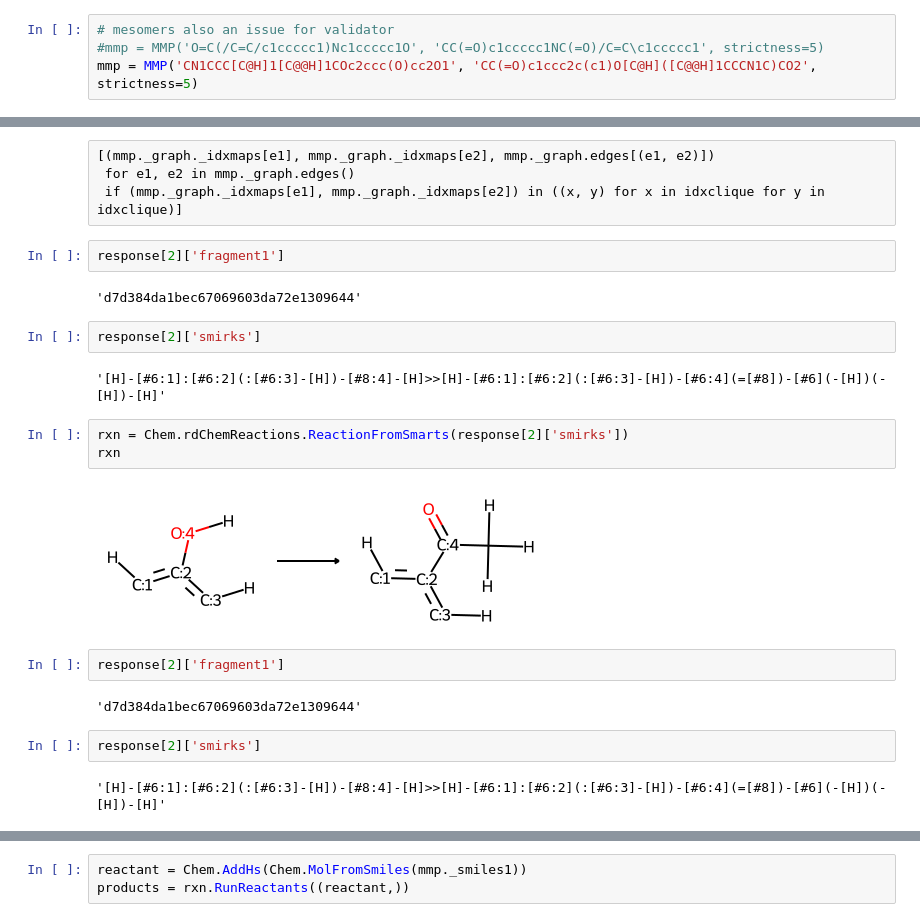
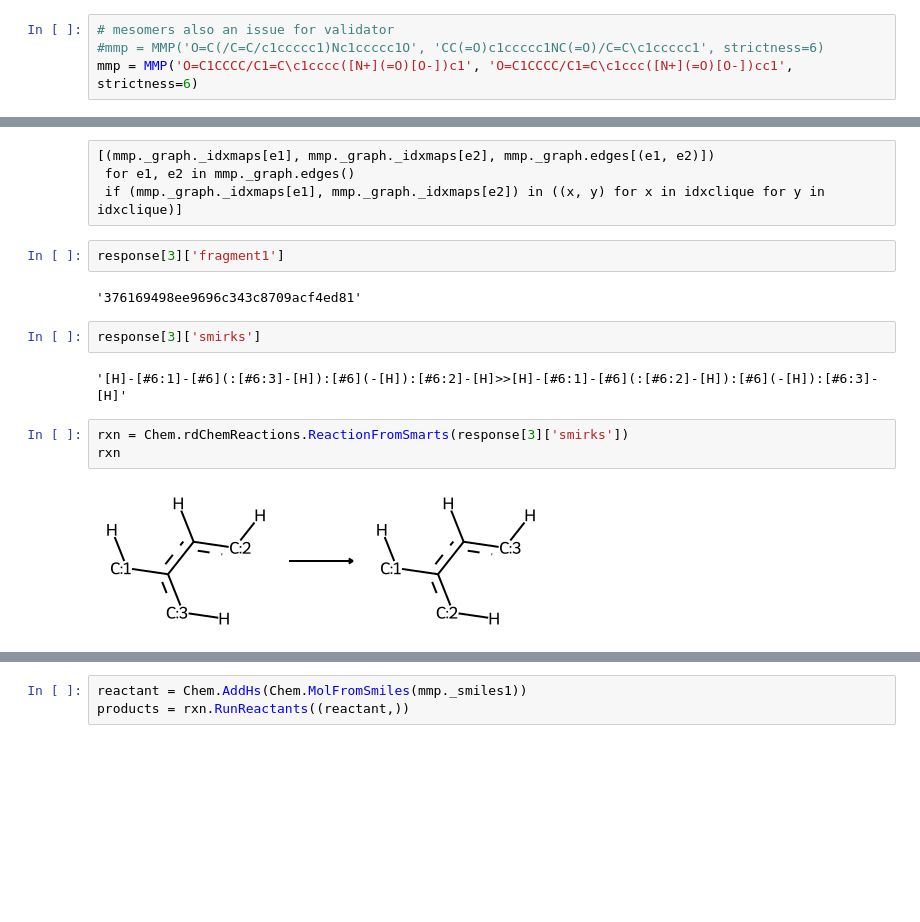
Before and after one commit to warner121/wizepair2, a Jupyter notebook: notebooks/dev-nx.ipynb, the cells around one changed output, grey strips where cells are left out. Cells and saved outputs as stored; diff of their text form; blank space fills up the shorter version.

```diff
--- a/notebooks/dev-nx.ipynb
+++ b/notebooks/dev-nx.ipynb
@@ -611,7 +618,7 @@ class MMP():
 # %%
 # mesomers also an issue for validator
-#mmp = MMP('O=C(/C=C/c1ccccc1)Nc1ccccc1O', 'CC(=O)c1ccccc1NC(=O)/C=C\c1ccccc1', strictness=5)
-mmp = MMP('CN1CCC[C@H]1[C@@H]1COc2ccc(O)cc2O1', 'CC(=O)c1ccc2c(c1)O[C@H]([C@@H]1CCCN1C)CO2', strictness=5)
+#mmp = MMP('O=C(/C=C/c1ccccc1)Nc1ccccc1O', 'CC(=O)c1ccccc1NC(=O)/C=C\c1ccccc1', strictness=6)
+mmp = MMP('O=C1CCCC/C1=C\c1cccc([N+](=O)[O-])c1', 'O=C1CCCC/C1=C\c1ccc([N+](=O)[O-])cc1', strictness=6)
 # %%
 (len(mmp._graph.nodes), len(mmp._graph.edges()))
 # %% [output]
@@ -667,23 +674,15 @@ mmp._mol2
  for e1, e2 in mmp._graph.edges()
  if (mmp._graph._idxmaps[e1], mmp._graph._idxmaps[e2]) in ((x, y) for x in idxclique for y in idxclique)]
 # %%
-response[2]['fragment1']
+response[3]['fragment1']
 # %% [output]
-'d7d384da1bec67069603da72e1309644'
+'376169498ee9696c343c8709acf4ed81'
 # %%
-response[2]['smirks']
+response[3]['smirks']
 # %% [output]
-'[H]-[#6:1]:[#6:2](:[#6:3]-[H])-[#8:4]-[H]>>[H]-[#6:1]:[#6:2](:[#6:3]-[H])-[#6:4](=[#8])-[#6](-[H])(-[H])-[H]'
+'[H]-[#6:1]-[#6](:[#6:3]-[H]):[#6](-[H]):[#6:2]-[H]>>[H]-[#6:1]-[#6](:[#6:2]-[H]):[#6](-[H]):[#6:3]-[H]'
 # %%
-rxn = Chem.rdChemReactions.ReactionFromSmarts(response[2]['smirks'])
+rxn = Chem.rdChemReactions.ReactionFromSmarts(response[3]['smirks'])
 rxn
 # %% [output]
-[figure, old version]
+[figure, new version]
-# %%
-response[2]['fragment1']
-# %% [output]
-'d7d384da1bec67069603da72e1309644'
-# %%
-response[2]['smirks']
-# %% [output]
-'[H]-[#6:1]:[#6:2](:[#6:3]-[H])-[#8:4]-[H]>>[H]-[#6:1]:[#6:2](:[#6:3]-[H])-[#6:4](=[#8])-[#6](-[H])(-[H])-[H]'
```
Also changed, not shown: parts of 22 cells of this notebook, 9 other files.
